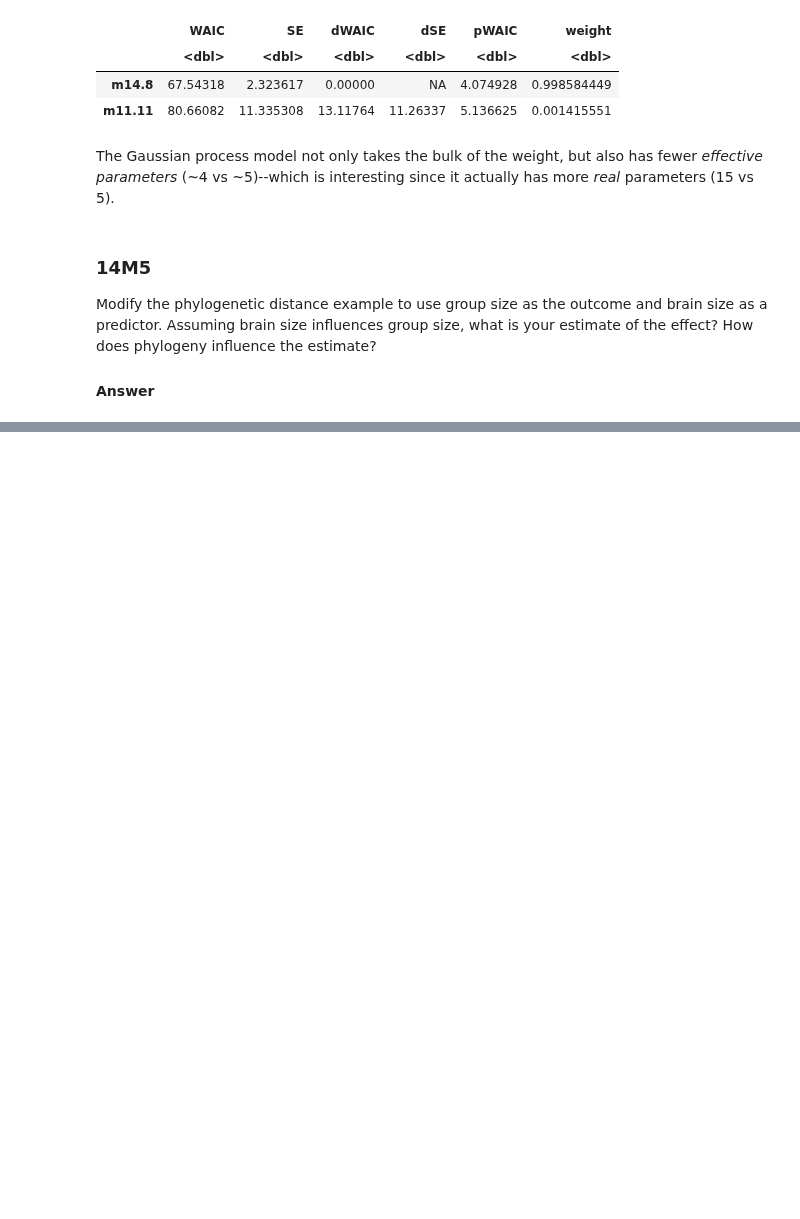
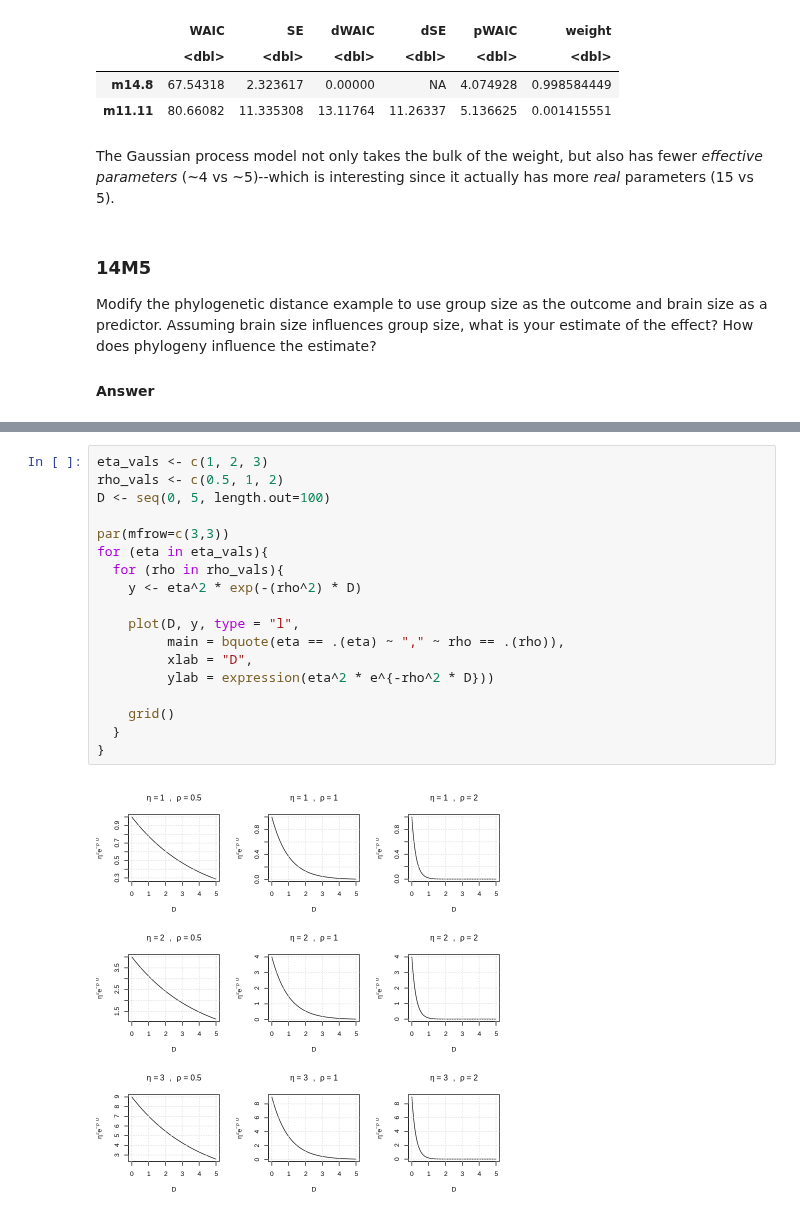
Before and after one commit to nicklausmillican/StatisticalRethinkingIISolutions, a Jupyter notebook: StatisticalRethinkingSolutions2_Ch14.ipynb, the cells around one changed output, grey strips where cells are left out. Cells and saved outputs as stored; diff of their text form; blank space fills up the shorter version.

```diff
--- a/StatisticalRethinkingSolutions2_Ch14.ipynb
+++ b/StatisticalRethinkingSolutions2_Ch14.ipynb
@@ -1092,0 +1008,20 @@ Total execution time: 116.3 seconds.
+# %%
+eta_vals <- c(1, 2, 3)
+rho_vals <- c(0.5, 1, 2)
+D <- seq(0, 5, length.out=100)
+
+par(mfrow=c(3,3))
+for (eta in eta_vals){
+  for (rho in rho_vals){
+    y <- eta^2 * exp(-(rho^2) * D)
+
+    plot(D, y, type = "l",
+         main = bquote(eta == .(eta) ~ "," ~ rho == .(rho)),
+         xlab = "D",
+         ylab = expression(eta^2 * e^{-rho^2 * D}))
+
+    grid()
+  }
+}
+# %% [output]
+[figure, added]
```
Also changed, not shown: parts of 15 cells of this notebook.
